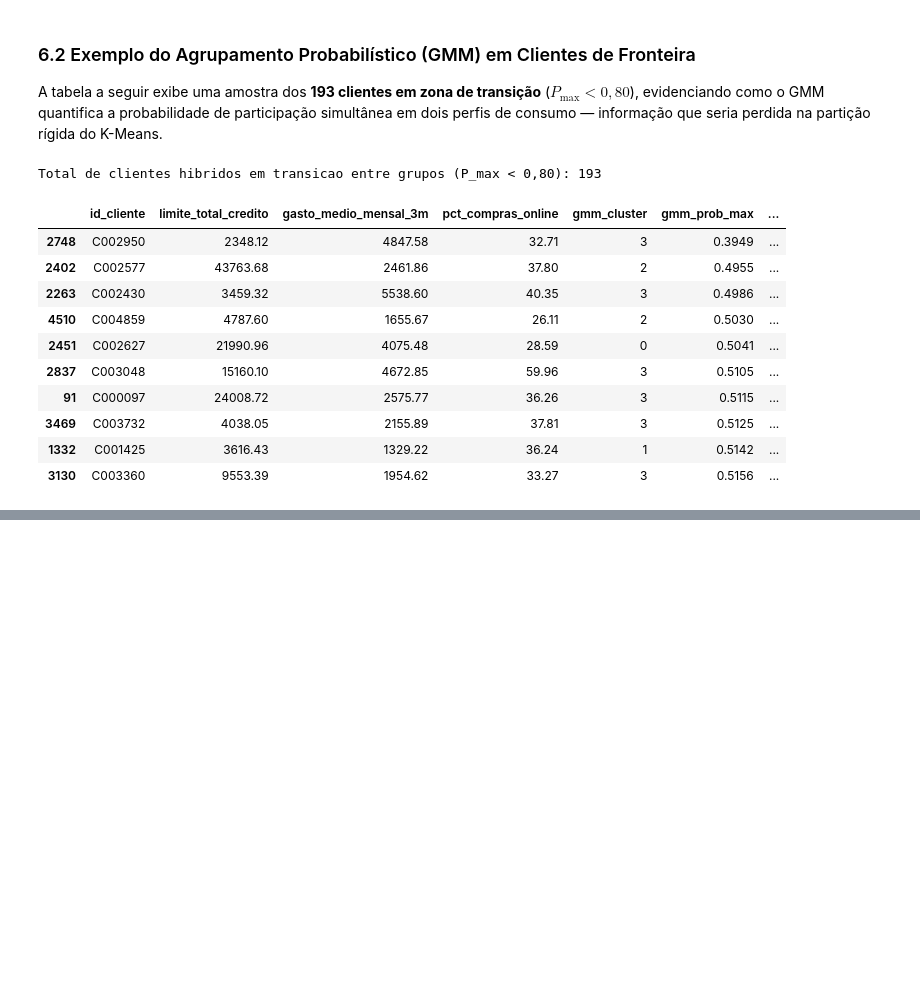
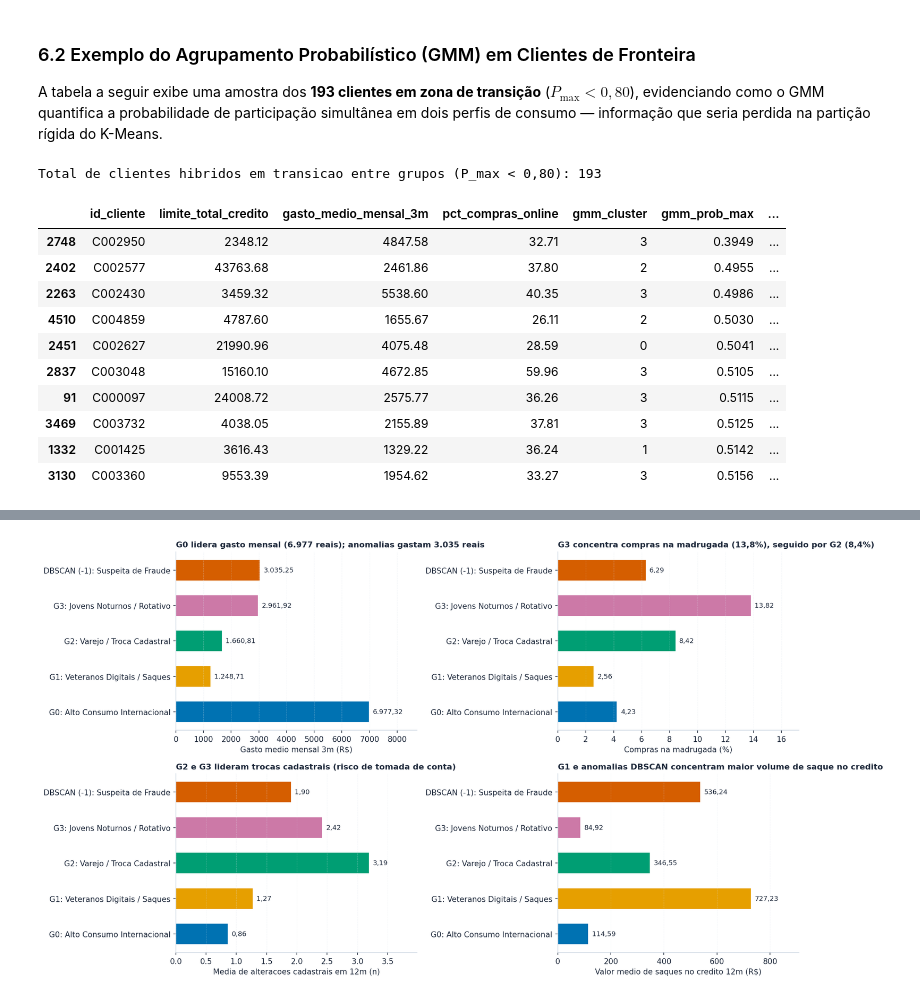
Before and after one commit to caioceo/unsupervised-fraud-detection, a Jupyter notebook: notebooks/notebooks.ipynb, the cells around one changed output, grey strips where cells are left out. Saved outputs shown, nothing was run; the diff lists cells and outputs as text; code cells hidden in the pictures; blank space fills up the shorter version.

Commit message:
feat(resultados): consolida perfis de negocio (fig12) e exporta base rotulada com clusters

```diff
--- a/notebooks/notebooks.ipynb
+++ b/notebooks/notebooks.ipynb
@@ -794,0 +807,63 @@ Total de clientes hibridos em transicao entre grupos (P_max < 0,80): 193
+# %%
+profile_cols = [
+    "limite_total_credito",
+    "limite_utilizado_pct",
+    "gasto_medio_mensal_3m",
+    "ticket_medio",
+    "qtd_transacoes_30d",
+    "pct_pagamento_total_fatura",
+    "pct_pagamento_minimo",
+    "taxa_estorno_pct",
+    "qtd_contestacoes_12m",
+    "qtd_alteracoes_cadastrais_12m",
+    "pct_compras_online",
+    "pct_compras_internacionais",
+    "pct_compras_madrugada",
+    "qtd_saques_credito_12m",
+    "valor_saques_credito_12m",
+    "score_interno_comportamental",
+    "idade_conta_meses",
+]
+
+gmm_profile_df = df_orig_valid.groupby("gmm_cluster")[profile_cols].mean().round(2)
+anomaly_mean = df_orig_valid[df_orig_valid["dbscan_cluster"] == -1][profile_cols].mean().round(2)
+gmm_profile_df.loc["Anomalia DBSCAN (-1)"] = anomaly_mean
+
+labels_map = {
+    0: "G0: Alto Consumo Internacional",
+    1: "G1: Veteranos Digitais / Saques",
+    2: "G2: Varejo / Troca Cadastral",
+    3: "G3: Jovens Noturnos / Rotativo",
+    "Anomalia DBSCAN (-1)": "DBSCAN (-1): Suspeita de Fraude",
+}
+gmm_profile_df.index = [labels_map.get(idx, str(idx)) for idx in gmm_profile_df.index]
+
+fig, axs = plt.subplots(2, 2, figsize=(14, 8.2))
+metrics_to_plot = [
+    ("gasto_medio_mensal_3m", "G0 lidera gasto mensal (6.977 reais); anomalias gastam 3.035 reais", "Gasto medio mensal 3m (R$)"),
+    ("pct_compras_madrugada", "G3 concentra compras na madrugada (13,8%), seguido por G2 (8,4%)", "Compras na madrugada (%)"),
+    ("qtd_alteracoes_cadastrais_12m", "G2 e G3 lideram trocas cadastrais (risco de tomada de conta)", "Media de alteracoes cadastrais em 12m (n)"),
+    ("valor_saques_credito_12m", "G1 e anomalias DBSCAN concentram maior volume de saque no credito", "Valor medio de saques no credito 12m (R$)"),
+]
+
+for ax, (col, title, xlabel) in zip(axs.flatten(), metrics_to_plot):
+    vals = gmm_profile_df[col]
+    bar_colors = [util.COLOR_ALERT if "DBSCAN" in idx else util.PALETTE_MAIN[i % len(util.PALETTE_MAIN)] for i, idx in enumerate(vals.index)]
+    bars = ax.barh(vals.index, vals.values, color=bar_colors, height=0.58)
+    ax.set_title(title, loc="left", fontsize=10.5)
+    ax.set_xlabel(xlabel)
+    ax.set_xlim(0, vals.max() * 1.25)
+    for bar in bars:
+        w = bar.get_width()
+        ax.text(w + vals.max() * 0.02, bar.get_y() + bar.get_height() / 2, f"{w:,.2f}".replace(",", "X").replace(".", ",").replace("X", "."), va="center", fontsize=8.8)
+    ax.grid(axis="x", alpha=0.35)
+
+plt.tight_layout()
+fig.savefig("../reports/figures/fig12_perfis_clusters_negocio.png")
+plt.show()
+
+df_orig_valid.to_csv("../data/processed/base04_processada_clusters.csv", index=False)
+df_orig_extreme_outliers.to_csv("../data/processed/base04_outliers_extremos_auditoria.csv", index=False)
+gmm_profile_df.T
+# %% [output]
+[figure, added]
```
Also changed, not shown: parts of 2 cells of this notebook, 4 other files.
